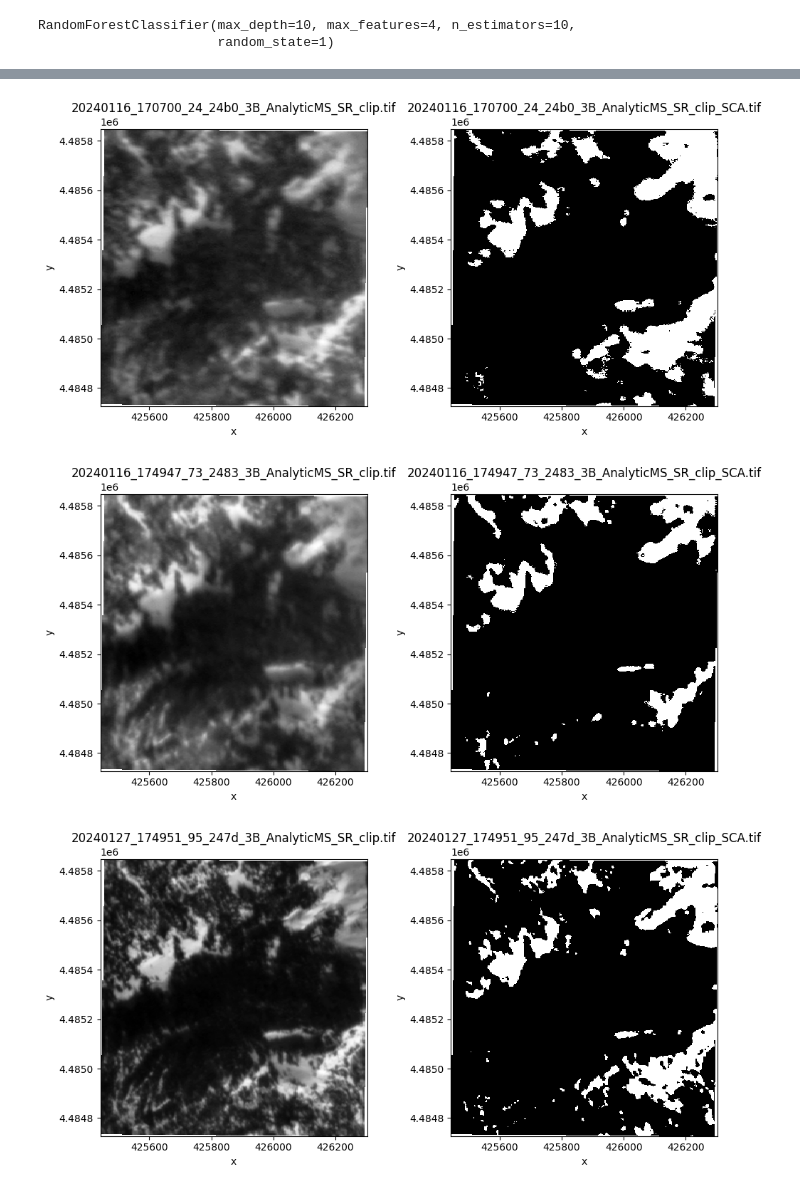
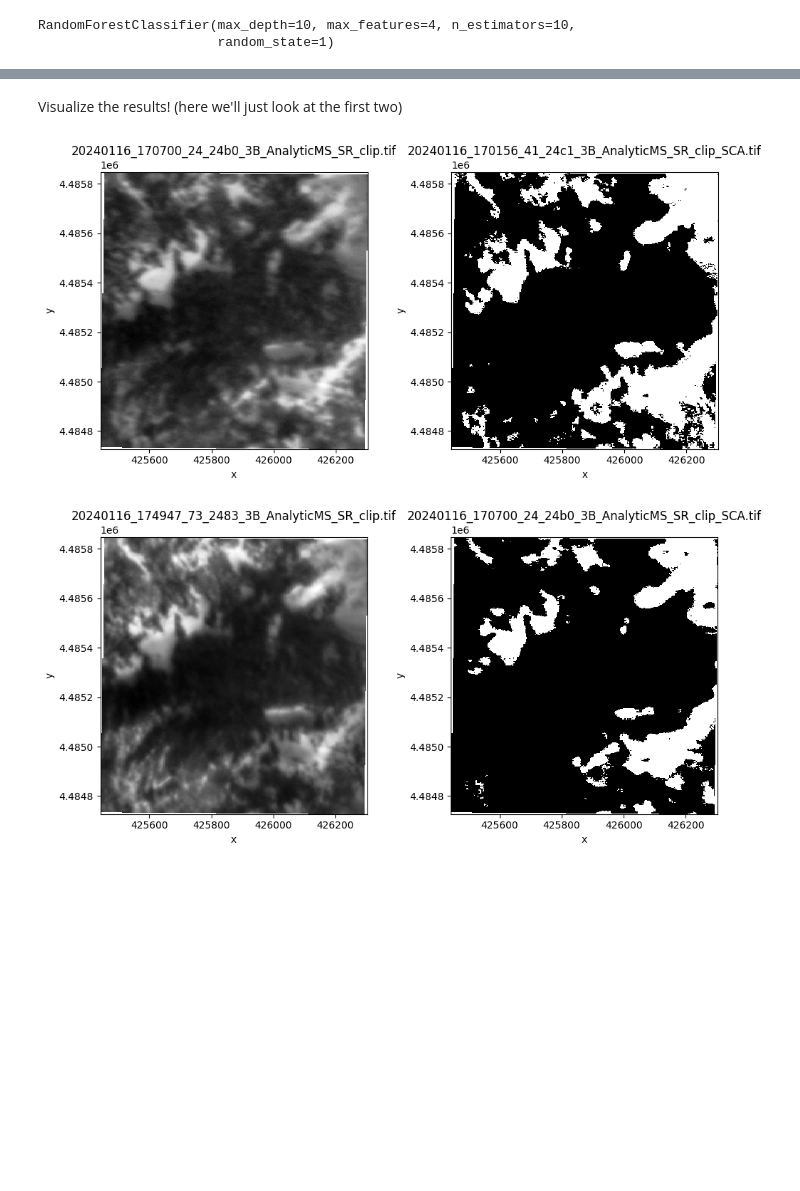
Before and after one commit to spestana/planetsca, a Jupyter notebook: docs/examples/train_predict.ipynb, the cells around one changed output, grey strips where cells are left out. Cells and saved outputs as stored; diff of their text form; code cells hidden in the pictures; blank space fills up the shorter version.

Commit message:
Update example notebooks

```diff
--- a/docs/examples/train_predict.ipynb
+++ b/docs/examples/train_predict.ipynb
@@ -13,3 +17,6 @@ df_train = pd.read_csv(training_data_filepath)
+# %%
+training_data_filepath = "./example_training_data/example_training_data.csv"
+df_train = pd.read_csv(training_data_filepath)
 # %%
 df_train.head()
 # %% [output]
@@ -22,6 +31,6 @@ df_train.head()
 # %%
-new_model_filepath = "../random_forest_20240116_binary_174K.joblib"
-new_model_score_filepath = "../random_forest_20240116_binary_174K_scores.csv"
+new_model_filepath = "./example_model/example_random_forest_binary_sca.joblib"
+new_model_score_filepath = "./example_model/example_random_forest_binary_sca_scores.csv"
 # %%
 model = ps.train.train_model(
     df_train,
@@ -57,3 +66,7 @@ ps_image_filepaths = glob.glob("../demo_images*/*/PSScene/*SR_clip.tif")
+# %%
+# get a list of all the image filepaths
+ps_image_filepaths = glob.glob("./example_images*/*/PSScene/*SR_clip.tif")
 # %%
-output_dirpath = "../demo_images/SCA/"
+# where we want to save the resulting SCA geotif images created from the Planet images
+output_dirpath = "./example_images/SCA/"
 # %%
@@ -75,18 +98,21 @@ Save SCA map to:  ../demo_images/SCA/20240127_174951_95_247d_3B_AnalyticMS_SR_cl
+# %% [markdown]
+Visualize the results! (here we'll just look at the first two)
 # %%
 ps_image_filepaths.sort()
 sca_image_paths.sort()
 
-for ps_image_filepath, sca_image_filepath in zip(ps_image_filepaths, sca_image_paths):
+for ps_image_filepath, sca_image_filepath in zip(
+    ps_image_filepaths[:2], sca_image_paths[:2]
+):
     ps_image = xr.open_dataset(ps_image_filepath)
     sca_image = xr.open_dataset(sca_image_filepath)
 
     fig, [ax1, ax2] = plt.subplots(nrows=1, ncols=2, figsize=(10, 5), tight_layout=True)
     ps_image.isel(band=0).band_data.plot(ax=ax1, cmap="Greys_r", add_colorbar=False)
     sca_image.isel(band=0).band_data.plot(ax=ax2, cmap="Greys_r", add_colorbar=False)
 
     ax1.set_title(ps_image_filepath.split("/")[-1])
     ax2.set_title(sca_image_filepath.split("/")[-1])
 # %% [output]
-[figure, old version]
+[figure, new version]
-[figure, old version]
+[figure, new version]
-[figure, removed]
```
Also changed, not shown: parts of 11 cells of this notebook, 5 other files.
